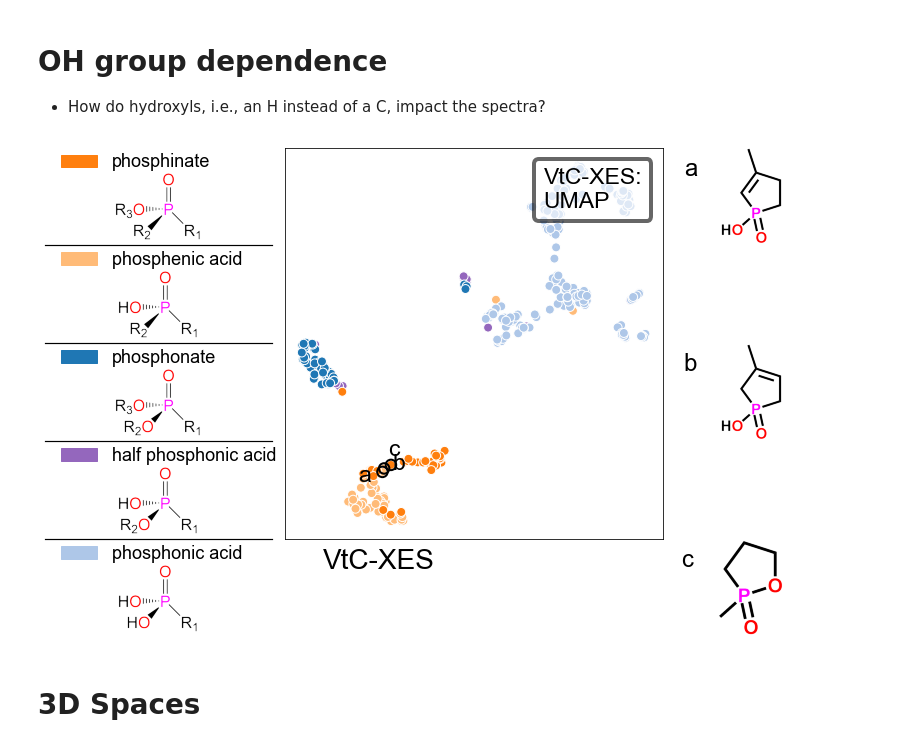
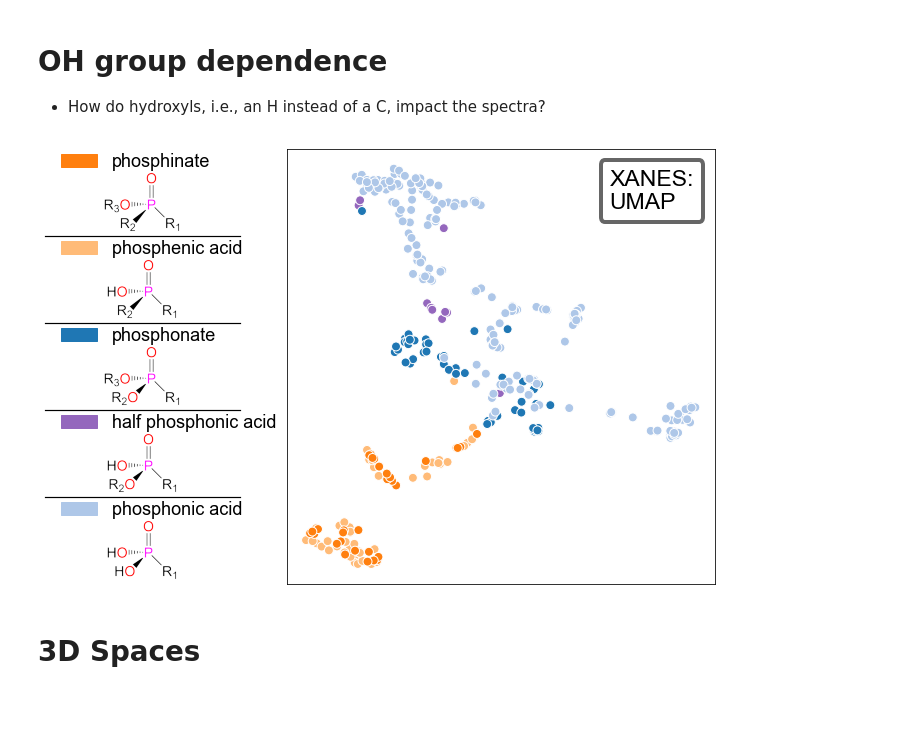
Before and after one commit to Seidler-Lab/Phosphorus-ML-Project, a Jupyter notebook: Data_Analysis_Sam.ipynb, the cells around one changed output. Cells and saved outputs as stored; diff of their text form; code cells hidden in the pictures; blank space fills up the shorter version.

```diff
--- a/Data_Analysis_Sam.ipynb
+++ b/Data_Analysis_Sam.ipynb
@@ -386,10 +386,10 @@ plt.subplots_adjust(wspace=0, hspace=0)
 
 kwargs = {'Class': labels}
 
-X_subset, XES_tsnemap, XES_TSNE, hiddenCIDS = get_subset_maps(X_data_classed, codemap, mode='XES',
-                                                              method='umap', **kwargs)
-X_subset, XANES_tsnemap, XANES_TSNE, hiddenCIDS = get_subset_maps(X_data_classed, codemap, mode='XANES',
-                                                                  method='umap', **kwargs)
+# X_subset, XES_tsnemap, XES_TSNE, hiddenCIDS = get_subset_maps(X_data_classed, codemap, mode='XES',
+#                                                               method='umap', **kwargs)
+# X_subset, XANES_tsnemap, XANES_TSNE, hiddenCIDS = get_subset_maps(X_data_classed, codemap, mode='XANES',
+#                                                                   method='umap', **kwargs)
 
 structures = [plt.imread(f'../Figures/chemdraw/{clsname}.png') for clsname in labels]
 
@@ -413,7 +413,7 @@ for mode in ['XES', 'XANES']:
     if mode == 'XES':
         tsnemap = XES_tsnemap
         col1, col2 = 0, 3
-        options = {'loc':'center'}
+        options = {'loc': 'center'}
     else:
         tsnemap = XANES_tsnemap
         col1, col2 = 3, 6
@@ -705,93 +705,56 @@ N = len(labels)
 method = 'UMAP'
 
 ########## set up figure with axes
-fig = plt.figure(figsize=(14, 9))
+fig = plt.figure(figsize=(12, 8))
 ratio = 0.3
-spec = fig.add_gridspec(nrows=N*2, ncols=3, width_ratios=[0.6, 1, 0.4],
+spec = fig.add_gridspec(nrows=N*2, ncols=2, width_ratios=[0.5, 1.1],
                         height_ratios=[ratio, 1, ratio, 1, ratio, 1, ratio, 1, ratio, 1])
-plt.subplots_adjust(wspace=0.05, hspace=0)
+plt.subplots_adjust(wspace=0.15, hspace=0)
 
 ########## set up formatting kwargs and variables
-kwargs = {'Class': labels, 'loc':1, 'title': ''}
+kwargs = {'Class': labels, 'loc': 'upper center', 'title': ''}
 
 ########## get reuced spaces with corresponding maps
-X_subset, XES_tsnemap, XES_TSNE, hiddenCIDS = get_subset_maps(X_data_classed, codemap, mode='XES',
-                                                              method=method, **kwargs)
-X_subset, XANES_tsnemap, XANES_TSNE, hiddenCIDS = get_subset_maps(X_data_classed, codemap, mode='XANES',
-                                                                  method=method, **kwargs)
+# X_subset, XES_tsnemap, XES_TSNE, hiddenCIDS = get_subset_maps(X_data_classed, codemap, mode='XES',
+#                                                               method=method, **kwargs)
+# X_subset, XANES_tsnemap, XANES_TSNE, hiddenCIDS = get_subset_maps(X_data_classed, codemap, mode='XANES',
+#                                                                   method=method, **kwargs)
 cid_subset = [c['CID'] for c in X_data_classed if c['Class'] in labels]
 
 ########## make first column with structures
 for i, structure in enumerate(structures):
     # show structure
     structax = fig.add_subplot(spec[2*i+1,0])
     structax.imshow(structures[i])
     structax.axis('equal')
     # Hide spines
     turn_off_spines(structax)
     turn_off_ticks(structax)
 
     # make legend
     legax = fig.add_subplot(spec[2*i,0])
     patches = [mpatches.Patch(color=plt.cm.tab20(colorcode[labels[i]] - 1),
                               label=(labels[i].replace('_',' ')))]
     legend = legax.legend(handles=patches, loc='center left', bbox_to_anchor=(0., 0.35),
                           fontsize=18, framealpha=0, frameon=False)
     # Hide spines
     set_spine_width(legax, width=1.2)
     turn_off_spines(legax, spines=['bottom','left','right'])
     if i == 0:
         turn_off_spines(legax, spines=['top'])
     turn_off_ticks(legax)
 
-########### set-up example settings
-select_cids = [98611, 21720419, 104467]
-label = ['a', 'b', 'c']
-colorcodemap = {98611:0.1, 21720419:0.5, 104467:0.7}
-offsets = [(-18, -14), (15, -5), (3, 5)]
-energyrange = (2119, 2142)
+#################### tsne plot
 tsnemap = XES_tsnemap
-
-###### spaghetti plot of selected cids
-ax = fig.add_subplot(spec[N*2-2:, 1])
-spaghetti_plt = plot_spaghetti((fig, ax), compoundmap, mode='XES', scalecolor=False,
-                                colorcodemap=colorcodemap, colormap=plt.cm.viridis,
-                                linewidth=2.5, hiddenalpha=0, coloralpha=1.0, verbose=False,
-                                energyrange=energyrange, **Merge(kwargs, options))
-
-###### drawing arrow and annotating
-x, y, dx, dy = 2132.5, 1.18, 1.8, -0.13
-arr = mpl.patches.Arrow(x, y, dx, dy, width=0.04, linestyle='-',
-                        edgecolor='k', facecolor='k', zorder=5)
-ax.add_patch(arr)
-ax.annotate('a', (x, y), ha='center', va='bottom',
-            size=24, xytext=(-10, 2), textcoords='offset points')
-ax.annotate('c', (x + dx, y + dy), ha='center', va='bottom',
-            size=24, xytext=(10, -10), textcoords='offset points')
-
-######## select options for the 2D plot
-options = Merge(kwargs, {'CID': select_cids, 'offsets':offsets, 'label':label})
-subax = fig.add_subplot(spec[:N*2-2, 1])
-
-#################### tsne plot
+subax = fig.add_subplot(spec[:, 1])
 tsne_plt = plot_dim_red((fig, subax), X_subset, tsnemap, size=80,
                         colorcodemap=codemap, coloralpha=1., hiddenalpha=0.03,
                         mode='XES', method=method, fontsize=23, edgecolors='w',
-                        large_ticks=False, **options)
-
-##### show selected cid structures
-for i, cid in enumerate(select_cids):
-    size = 2
-    structax = fig.add_subplot(spec[size*i*2: size*i*2 + size, 2])
-    img = Image.open(f"../Figures/chemdraw/{cid}.png")
-    structax.imshow(img)
-    structax.axis('off')
-    structax.annotate(label[i], (0, 0), ha='right', va='top',
-                      size=24, xytext=(-0.35, 0.9), textcoords='axes fraction')
+                        large_ticks=False, **kwargs)
 
 plt.savefig(f'../Figures/{method}_OH.png', dpi=1000, transparent=False, bbox_inches='tight')
 # %% [output]
-[figure, old version]
+[figure, new version]
 # %% [markdown]
 # 3D Spaces
 # %%
```
Also changed, not shown: parts of 1 cell of this notebook, 2 other files.
